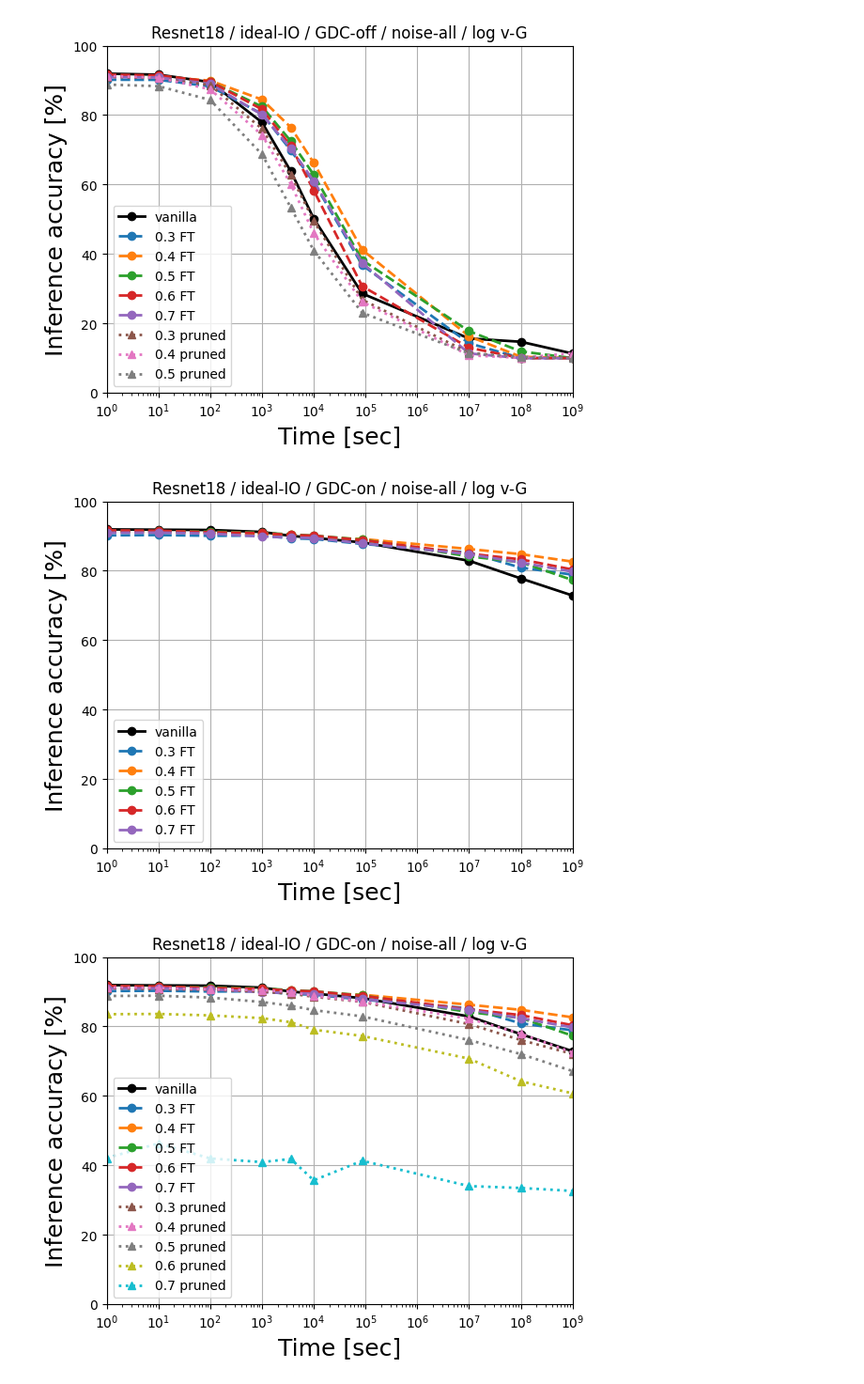
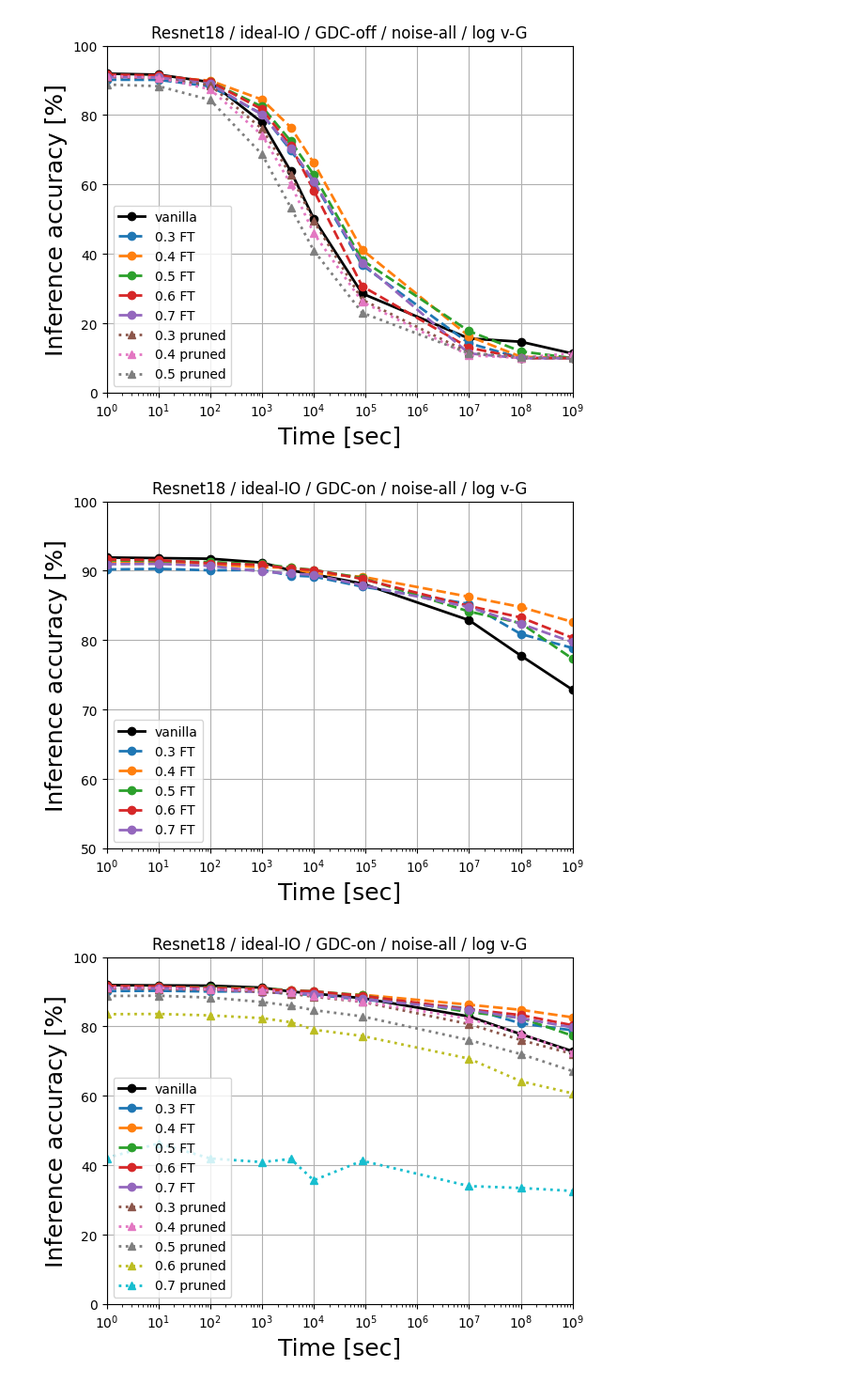
Before and after one commit to PRAM-weight-biasing/PRAM-weight-biasing, a Jupyter notebook: z_data_processing/250314_acc_plot copy.ipynb, the cells around one changed output. Shown at 94% size. Saved outputs shown, nothing was run; the diff lists cells and outputs as text; code cells hidden in the pictures.

```diff
--- a/z_data_processing/250314_acc_plot copy.ipynb
+++ b/z_data_processing/250314_acc_plot copy.ipynb
@@ -35,7 +35,7 @@ df = df_raw.copy()
 # df = df[df['G_ratio']==25]
 df = df[df['model']=='Resnet18']
 df = df[df['GDC'] == 'on']
-df = df[df['IOparameter'] == 'non-ideal']
+df = df[df['IOparameter'] == 'ideal']
 df = df[df['pgm_noise_scale'] == 1]
 # df = df[df['retrain'] == 'X']
 df = df[df['Gmin']=='default']
@@ -290,35 +290,35 @@ import matplotlib.pyplot as plt
 df_pivot = df_pivot[df_pivot['inf_time'] != 1e6]
 
 x = df_pivot['inf_time']
 
 plt.grid(True)
 
 plt.plot(x,df_pivot['-_X_log'], marker='o', label = 'vanilla', linewidth=2, color='k')
 plt.plot(x,df_pivot['0.3_O_log'], marker='o', label = '0.3 FT', linestyle='--', linewidth=2)
 plt.plot(x,df_pivot['0.4_O_log'], marker='o', label = '0.4 FT', linestyle='--', linewidth=2)
 plt.plot(x,df_pivot['0.5_O_log'], marker='o', label = '0.5 FT', linestyle='--', linewidth=2)
 plt.plot(x,df_pivot['0.6_O_log'], marker='o', label = '0.6 FT', linestyle='--', linewidth=2)
 plt.plot(x,df_pivot['0.7_O_log'], marker='o', label = '0.7 FT', linestyle='--', linewidth=2)
 
 # plt.plot(x,df_pivot['0.3_X_log'], marker='o', label = '0.3 pruned', linestyle=':', linewidth=2)
 # plt.plot(x,df_pivot['0.4_X_log'], marker='o', label = '0.4 pruned', linestyle=':', linewidth=2)
 # plt.plot(x,df_pivot['0.5_X_log'], marker='o', label = '0.5 pruned', linestyle=':', linewidth=2)
 # plt.plot(x,df_pivot['0.6_X_log'], marker='o', label = '0.6 pruned', linestyle=':', linewidth=2)
 # plt.plot(x,df_pivot['0.7_X_log'], marker='o', label = '0.7 pruned', linestyle=':', linewidth=2)
 
 
 plt.title("Resnet18 / ideal-IO / GDC-on / noise-all / log v-G")
 plt.legend(fontsize=10, loc='lower left', bbox_to_anchor=(0.0, 0.0))
 plt.xlabel('Time [sec]',fontsize=18)
 plt.ylabel('Inference accuracy [%]', fontsize=18) #, fontweight='demi'
 # plt.xticks(fontsize/14)
 
-plt.ylim(0,100)
+plt.ylim(50,100)
 plt.xlim(1,1000000000)
 plt.xscale('log')
 plt.show()
 # %% [output]
-[figure, old version]
+[figure, new version]
 # %%
 # error 해결 후
 
```
Also changed, not shown: parts of 1 cell of this notebook.
